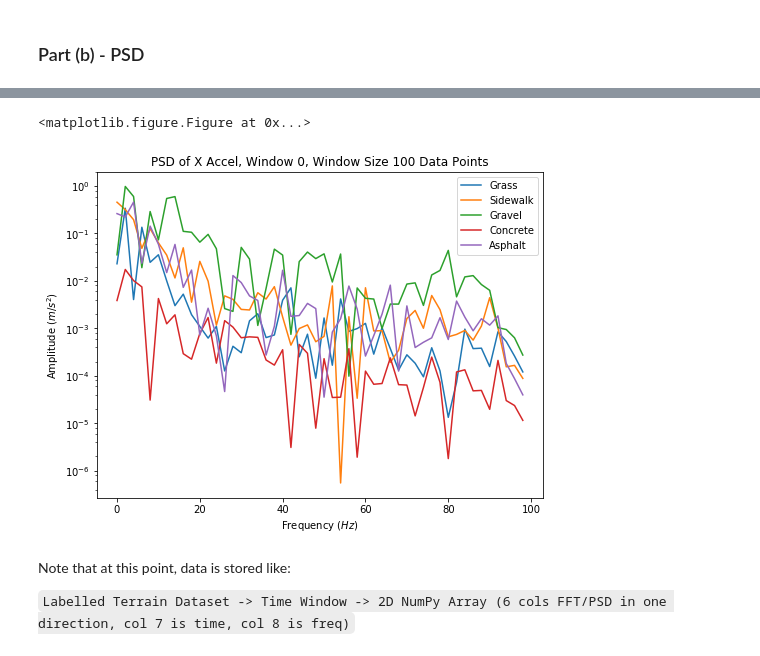
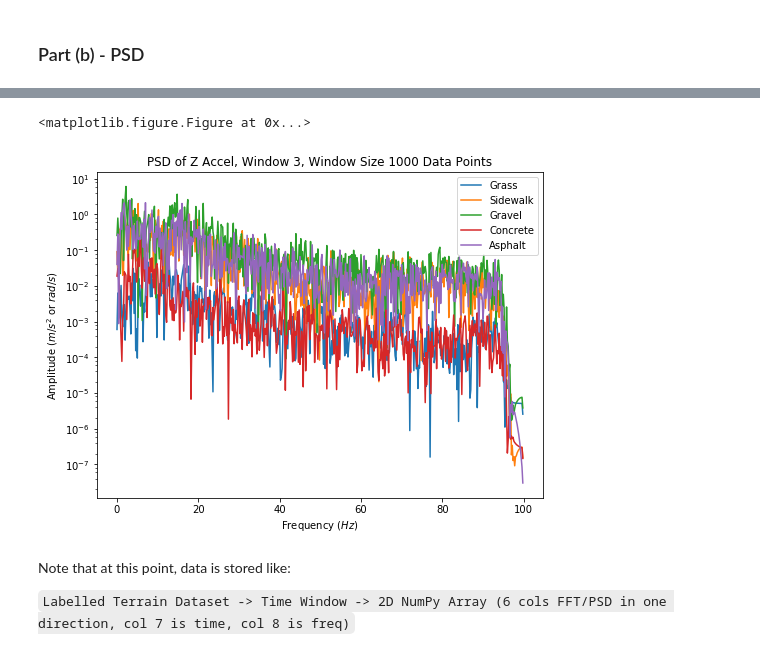
Before and after one commit to KeenanMcConkey/Wheelchair-Terrain-Classification, a Jupyter notebook: TerrainClassification.ipynb, the cells around one changed output, grey strips where cells are left out. Cells and saved outputs as stored; diff of their text form; code cells hidden in the pictures.

```diff
--- a/TerrainClassification.ipynb
+++ b/TerrainClassification.ipynb
@@ -323,6 +380,6 @@ Shape of PSD'd individual window: (50, 8)
 # %%
 '''Plot PSD in given direction and window'''
-def plot_set_psds(dirn, win=0, units='($m/s^2$)'):
+def plot_set_psds(dirn, win=0):
     plt.clf()
     plt.figure(figsize=(8, 6))
 
@@ -332,15 +389,15 @@ def plot_set_psds(dirn, win=0, units='($m/s^2$)'):
 
     plt.legend()
     plt.xlabel('Frequency ($Hz$)')
-    plt.ylabel('Amplitude ' + units)
+    plt.ylabel('Amplitude ($m/s^2$ or $rad/s$)')
     plt.title('PSD of ' + dataset_columns[dirn] + ', Window {}, Window Size {} Data Points'.format(win, WINDOW_SIZE))
     plt.show()
-# %%
-# Plot some PSDs
-plot_set_psds(0, 0)
-# %% [output]
-<matplotlib.figure.Figure at 0x...>
-[figure, removed]
+# %%
+# Plot Z Accel of 3rd window
+plot_set_psds(2, 3)
+# %% [output]
+<matplotlib.figure.Figure at 0x...>
+[figure, added]
 # %% [markdown]
 Note that at this point, data is stored like:
 
```
Also changed, not shown: parts of 38 cells of this notebook.
